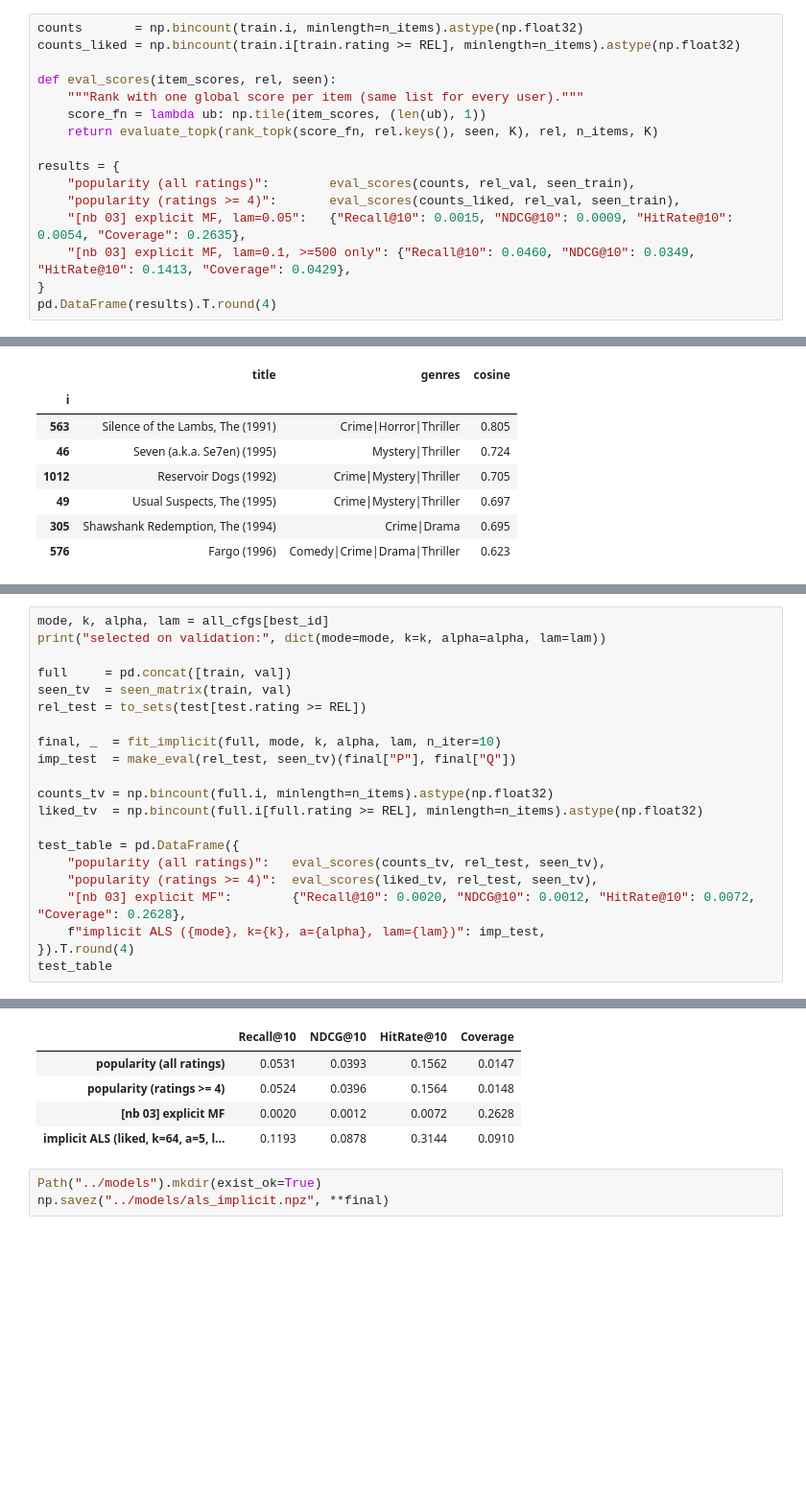
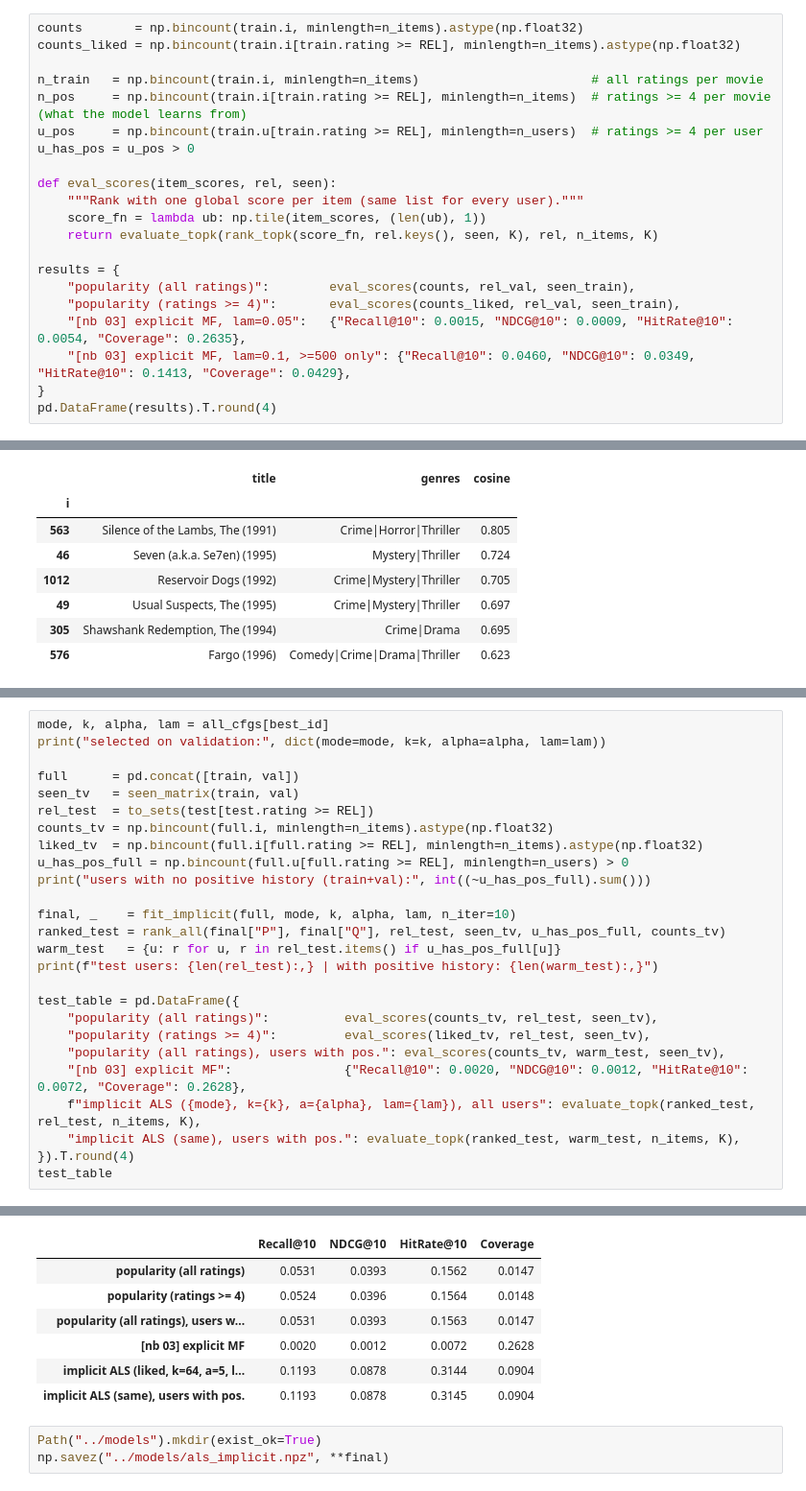
Before and after one commit to RavenKing45/Movie-Recommendation-System, a Jupyter notebook: notebooks/04_implicit_als.ipynb, the cells around one changed output, grey strips where cells are left out. Shown at 96% size. Drawn from its saved outputs; the diff is of its cells as text; blank space fills up the shorter version.

Commit message:
Finalize implicit ALS baseline (notebook 04)
Selected liked/k=64/alpha=5/lam=80 on validation; test NDCG@10 0.088 vs 0.039 for popularity.

```diff
--- a/notebooks/04_implicit_als.ipynb
+++ b/notebooks/04_implicit_als.ipynb
@@ -80,6 +65,11 @@ The two explicit-MF rows are copied from notebook 03 (validation, hard-coded, no
 # %%
 counts       = np.bincount(train.i, minlength=n_items).astype(np.float32)
 counts_liked = np.bincount(train.i[train.rating >= REL], minlength=n_items).astype(np.float32)
+
+n_train   = np.bincount(train.i, minlength=n_items)                       # all ratings per movie
+n_pos     = np.bincount(train.i[train.rating >= REL], minlength=n_items)  # ratings >= 4 per movie (what the model learns from)
+u_pos     = np.bincount(train.u[train.rating >= REL], minlength=n_users)  # ratings >= 4 per user
+u_has_pos = u_pos > 0
 
 def eval_scores(item_scores, rel, seen):
     """Rank with one global score per item (same list for every user)."""
@@ -396,21 +462,26 @@ The configuration is read straight from the sweep table (best validation NDCG@10
 mode, k, alpha, lam = all_cfgs[best_id]
 print("selected on validation:", dict(mode=mode, k=k, alpha=alpha, lam=lam))
 
-full     = pd.concat([train, val])
-seen_tv  = seen_matrix(train, val)
-rel_test = to_sets(test[test.rating >= REL])
-
-final, _  = fit_implicit(full, mode, k, alpha, lam, n_iter=10)
-imp_test  = make_eval(rel_test, seen_tv)(final["P"], final["Q"])
-
+full      = pd.concat([train, val])
+seen_tv   = seen_matrix(train, val)
+rel_test  = to_sets(test[test.rating >= REL])
 counts_tv = np.bincount(full.i, minlength=n_items).astype(np.float32)
 liked_tv  = np.bincount(full.i[full.rating >= REL], minlength=n_items).astype(np.float32)
+u_has_pos_full = np.bincount(full.u[full.rating >= REL], minlength=n_users) > 0
+print("users with no positive history (train+val):", int((~u_has_pos_full).sum()))
+
+final, _    = fit_implicit(full, mode, k, alpha, lam, n_iter=10)
+ranked_test = rank_all(final["P"], final["Q"], rel_test, seen_tv, u_has_pos_full, counts_tv)
+warm_test   = {u: r for u, r in rel_test.items() if u_has_pos_full[u]}
+print(f"test users: {len(rel_test):,} | with positive history: {len(warm_test):,}")
 
 test_table = pd.DataFrame({
-    "popularity (all ratings)":   eval_scores(counts_tv, rel_test, seen_tv),
-    "popularity (ratings >= 4)":  eval_scores(liked_tv, rel_test, seen_tv),
-    "[nb 03] explicit MF":        {"Recall@10": 0.0020, "NDCG@10": 0.0012, "HitRate@10": 0.0072, "Coverage": 0.2628},
-    f"implicit ALS ({mode}, k={k}, a={alpha}, lam={lam})": imp_test,
+    "popularity (all ratings)":          eval_scores(counts_tv, rel_test, seen_tv),
+    "popularity (ratings >= 4)":         eval_scores(liked_tv, rel_test, seen_tv),
+    "popularity (all ratings), users with pos.": eval_scores(counts_tv, warm_test, seen_tv),
+    "[nb 03] explicit MF":               {"Recall@10": 0.0020, "NDCG@10": 0.0012, "HitRate@10": 0.0072, "Coverage": 0.2628},
+    f"implicit ALS ({mode}, k={k}, a={alpha}, lam={lam}), all users": evaluate_topk(ranked_test, rel_test, n_items, K),
+    "implicit ALS (same), users with pos.": evaluate_topk(ranked_test, warm_test, n_items, K),
 }).T.round(4)
 test_table
 # %% [output]
@@ -418,8 +491,10 @@ selected on validation: {'mode': 'liked', 'k': 64, 'alpha': 5, 'lam': 80}
 |  | Recall@10 | NDCG@10 | HitRate@10 | Coverage |
 | popularity (all ratings) | 0.0531 | 0.0393 | 0.1562 | 0.0147 |
 | popularity (ratings >= 4) | 0.0524 | 0.0396 | 0.1564 | 0.0148 |
+| popularity (all ratings), users w... | 0.0531 | 0.0393 | 0.1563 | 0.0147 |
 | [nb 03] explicit MF | 0.0020 | 0.0012 | 0.0072 | 0.2628 |
-| implicit ALS (liked, k=64, a=5, l... | 0.1193 | 0.0878 | 0.3144 | 0.0910 |
+| implicit ALS (liked, k=64, a=5, l... | 0.1193 | 0.0878 | 0.3144 | 0.0904 |
+| implicit ALS (same), users with pos. | 0.1193 | 0.0878 | 0.3145 | 0.0904 |
 # %%
 Path("../models").mkdir(exist_ok=True)
 np.savez("../models/als_implicit.npz", **final)
```
Also changed, not shown: parts of 21 cells of this notebook, 3 other files.
